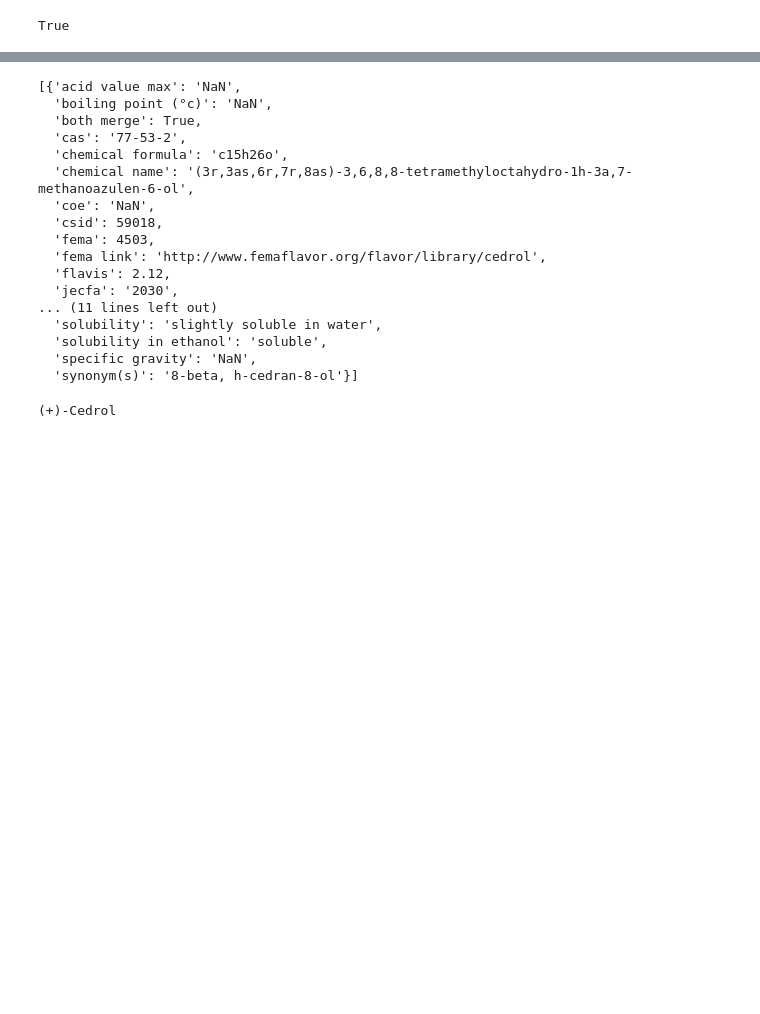
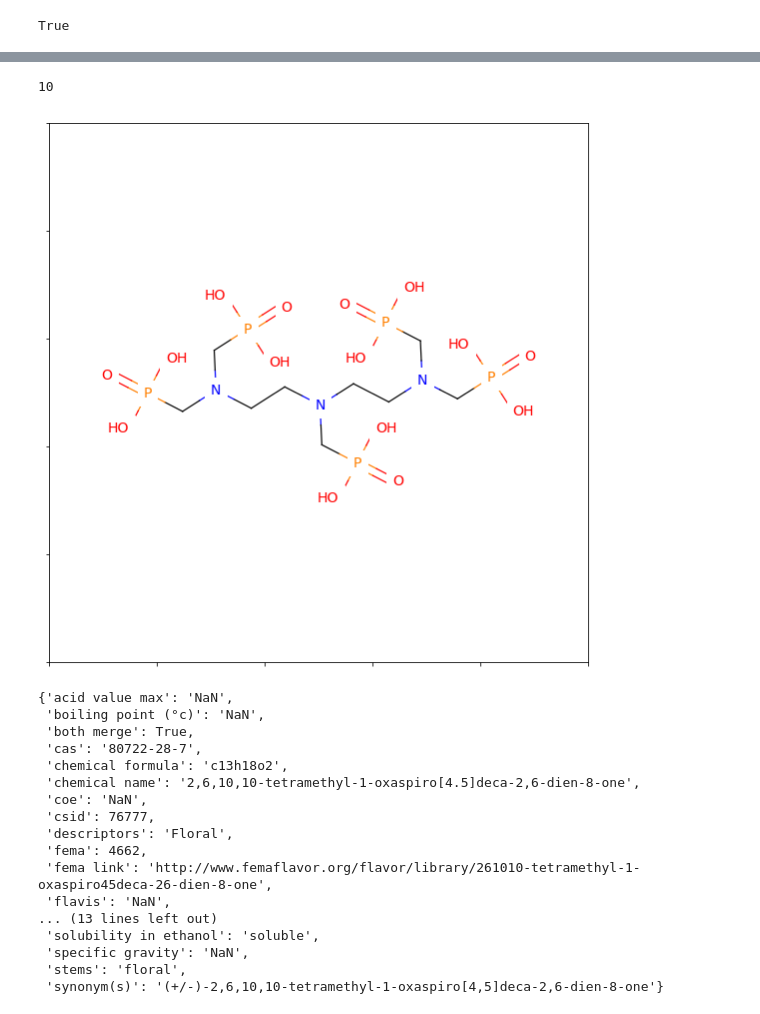
Before and after one commit to trnoriega/chemproject, a Jupyter notebook: rdkit_chemical_matching.ipynb, the cells around one changed output, grey strips where cells are left out. Drawn from its saved outputs; the diff is of its cells as text; code cells hidden in the pictures; blank space fills up the shorter version.

```diff
--- a/rdkit_chemical_matching.ipynb
+++ b/rdkit_chemical_matching.ipynb
@@ -122,3 +161,3 @@ def rdkit_pairer(dicto_list):
     return new_list
 # %%
-test = rdkit_pairer([merged_chemicals[0]])
+test = rdkit_pairer(merged_chemicals[8:10])
@@ -124,0 +182,4 @@ test = rdkit_pairer([merged_chemicals[0]])
+# %%
+len(test)
+# %% [output]
+10
@@ -125,26 +190,25 @@ test = rdkit_pairer([merged_chemicals[0]])
+# %%
+rd = test[9]['rdkit mol']
+d.MolToMPL(rd)
+# %% [output]
+[figure, added]
 # %%
-test
+test[9]
 # %% [output]
-[{'acid value max': 'NaN',
-  'boiling point (°c)': 'NaN',
-  'both merge': True,
-  'cas': '77-53-2',
-  'chemical formula': 'c15h26o',
-  'chemical name': '(3r,3as,6r,7r,8as)-3,6,8,8-tetramethyloctahydro-1h-3a,7-methanoazulen-6-ol',
-  'coe': 'NaN',
-  'csid': 59018,
-  'fema': 4503,
-  'fema link': 'http://www.femaflavor.org/flavor/library/cedrol',
-  'flavis': 2.12,
-  'jecfa': '2030',
-... (11 lines left out)
-  'solubility': 'slightly soluble in water',
-  'solubility in ethanol': 'soluble',
-  'specific gravity': 'NaN',
-  'synonym(s)': '8-beta, h-cedran-8-ol'}]
+{'acid value max': 'NaN',
+ 'boiling point (°c)': 'NaN',
+ 'both merge': True,
+ 'cas': '80722-28-7',
+ 'chemical formula': 'c13h18o2',
+ 'chemical name': '2,6,10,10-tetramethyl-1-oxaspiro[4.5]deca-2,6-dien-8-one',
+ 'coe': 'NaN',
+ 'csid': 76777,
+ 'descriptors': 'Floral',
+ 'fema': 4662,
+ 'fema link': 'http://www.femaflavor.org/flavor/library/261010-tetramethyl-1-oxaspiro45deca-26-dien-8-one',
+ 'flavis': 'NaN',
+... (13 lines left out)
+ 'solubility in ethanol': 'soluble',
+ 'specific gravity': 'NaN',
+ 'stems': 'floral',
+ 'synonym(s)': '(+/-)-2,6,10,10-tetramethyl-1-oxaspiro[4,5]deca-2,6-dien-8-one'}
-# %%
-search = cs.search(test_csid)
-for chemical in search:
-    print(chemical.common_name)
-# %% [output]
-(+)-Cedrol
```
Also changed, not shown: parts of 6 cells of this notebook.
